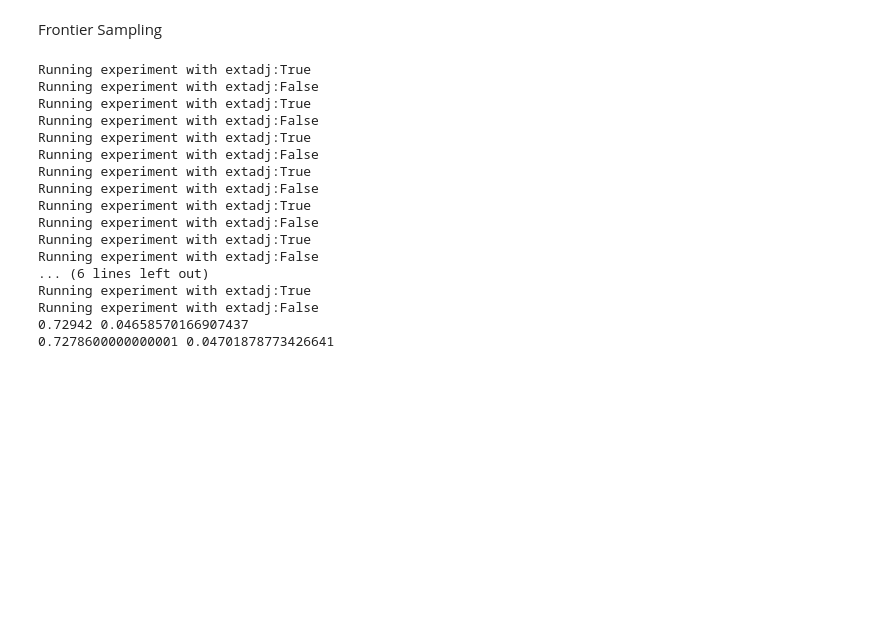
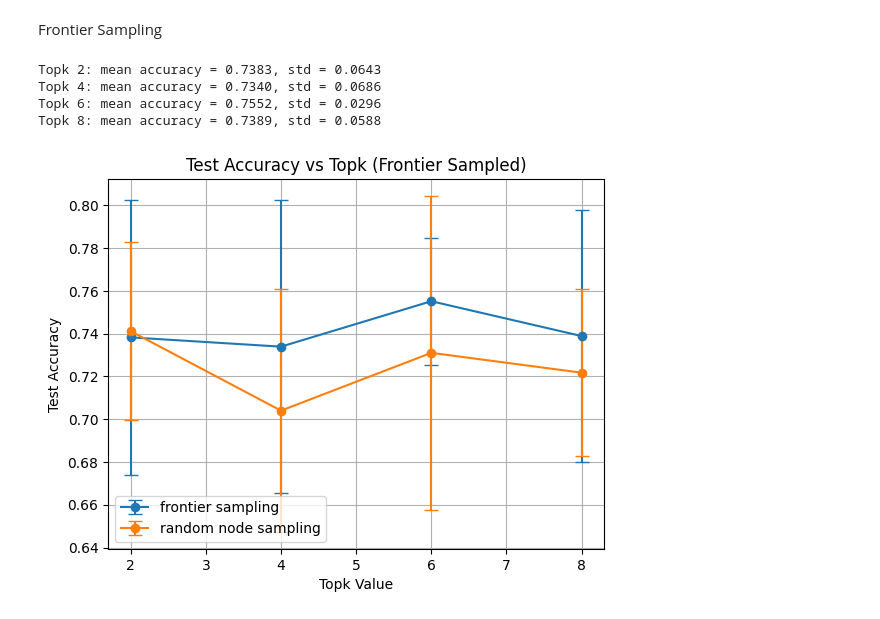
Before and after one commit to Arjun-BD/Project-Course, a Jupyter notebook: tesing_littleballoffur.ipynb, the cells around one changed output. Drawn from its saved outputs; the diff is of its cells as text; code cells hidden in the pictures; blank space fills up the shorter version.

```diff
--- a/tesing_littleballoffur.ipynb
+++ b/tesing_littleballoffur.ipynb
@@ -114,32 +141,31 @@ Running experiment with extadj:False
 # %% [markdown]
 Frontier Sampling
-# %%
-#topk is set to 6
-
-extadj = []
-normal = []
-
-for i in range(10):
-    extadj.append(run_experiment(extadj=True, rate=1))
-    normal.append(run_experiment(extadj=False, rate= 0.1))
-
-print(np.mean(extadj), np.std(extadj))
-print(np.mean(normal), np.std(normal))
-# %% [output]
-Running experiment with extadj:True
-Running experiment with extadj:False
-Running experiment with extadj:True
-Running experiment with extadj:False
-Running experiment with extadj:True
-Running experiment with extadj:False
-Running experiment with extadj:True
-Running experiment with extadj:False
-Running experiment with extadj:True
-Running experiment with extadj:False
-Running experiment with extadj:True
-Running experiment with extadj:False
-... (6 lines left out)
-Running experiment with extadj:True
-Running experiment with extadj:False
-0.72942 0.04658570166907437
-0.7278600000000001 0.04701878773426641
+# %%
+means_frontier = []
+std_frontier = []
+
+for topk in topk_values:
+    accuracies = []
+    for _ in range(runs):
+        acc = run_experiment(extadj=True, rate=1, file='ext_sampled_adj/frontier10pct.npz', topk=topk)
+        accuracies.append(acc)
+    m = np.mean(accuracies)
+    s = np.std(accuracies)
+    means_frontier.append(m)
+    std_frontier.append(s)
+    print(f"Topk {topk}: mean accuracy = {m:.4f}, std = {s:.4f}")
+
+plt.errorbar(topk_values, means_frontier, yerr=std_frontier, fmt='-o', capsize=5, label ='frontier sampling')
+plt.errorbar(topk_values, means_default, yerr=stds_default, fmt='-o', capsize=5, label = 'random node sampling')
+plt.xlabel('Topk Value')
+plt.ylabel('Test Accuracy')
+plt.title('Test Accuracy vs Topk (Frontier Sampled)')
+plt.grid(True)
+plt.legend()
+plt.show()
+# %% [output]
+Topk 2: mean accuracy = 0.7383, std = 0.0643
+Topk 4: mean accuracy = 0.7340, std = 0.0686
+Topk 6: mean accuracy = 0.7552, std = 0.0296
+Topk 8: mean accuracy = 0.7389, std = 0.0588
+[figure, added]
```
Also changed, not shown: parts of 12 cells of this notebook.
